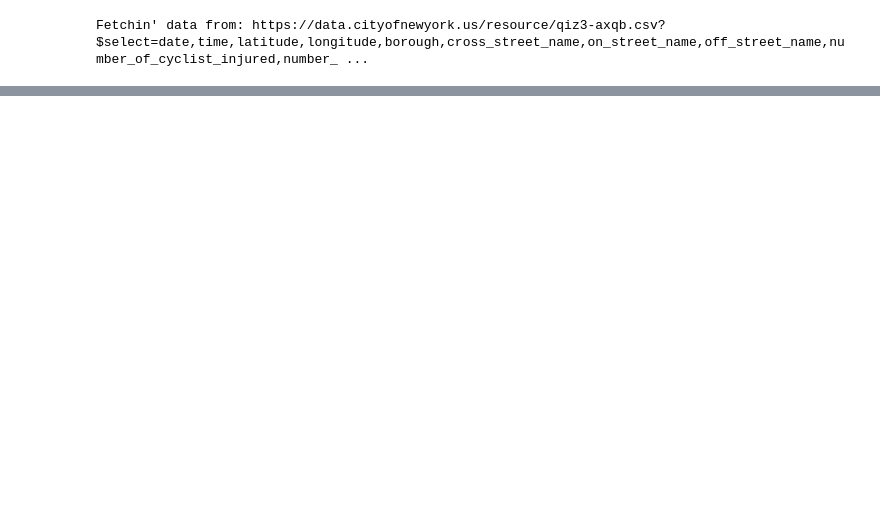
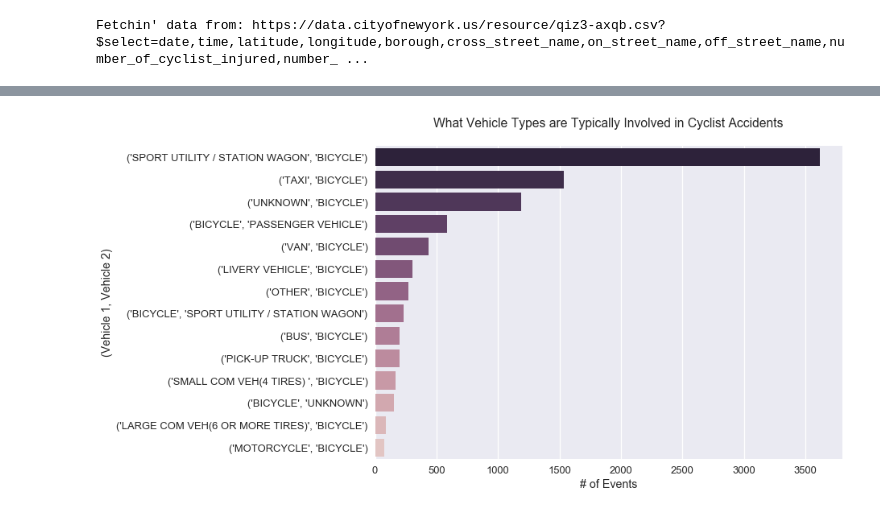
Before and after one commit to jpoles1/bikenyc, a Jupyter notebook: ImportData.ipynb, the cells around one changed output, grey strips where cells are left out. Saved outputs shown, nothing was run; the diff lists cells and outputs as text; code cells hidden in the pictures; blank space fills up the shorter version.

```diff
--- a/ImportData.ipynb
+++ b/ImportData.ipynb
@@ -53,0 +59,12 @@ clean_data.groupby([clean_data["date"].dt.year, clean_data["date"].dt.month])["d
+# %%
+top_veh = clean_data.groupby([clean_data["vehicle_type_code1"], clean_data["vehicle_type_code2"]])["unique_key"].count()
+top_veh = top_veh.sort_values(ascending=0)[1:15]
+top_veh = pd.DataFrame(top_veh)
+top_veh["vehicle_type_code1"] = top_veh.index
+#plot
+_ = sb.barplot(top_veh["unique_key"], top_veh["vehicle_type_code1"],\
+           palette=sb.cubehelix_palette(15, reverse=True))\
+.set(title="What Vehicle Types are Typically Involved in Cyclist Accidents\n",
+     xlabel='# of Events', ylabel='(Vehicle 1, Vehicle 2)')
+# %% [output]
+[figure, added]
```
Also changed, not shown: parts of 6 cells of this notebook, 1 other file.
